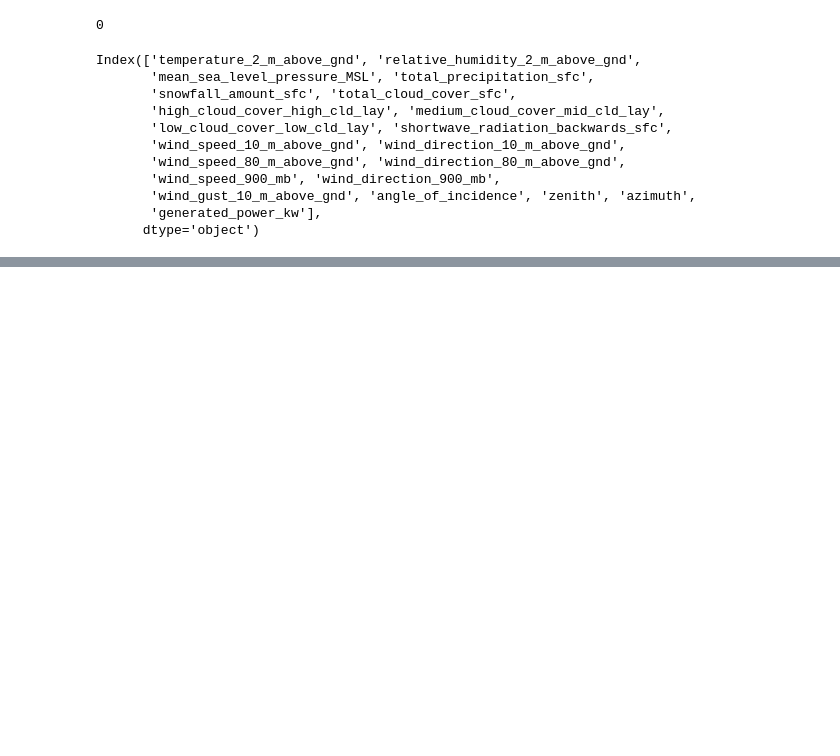
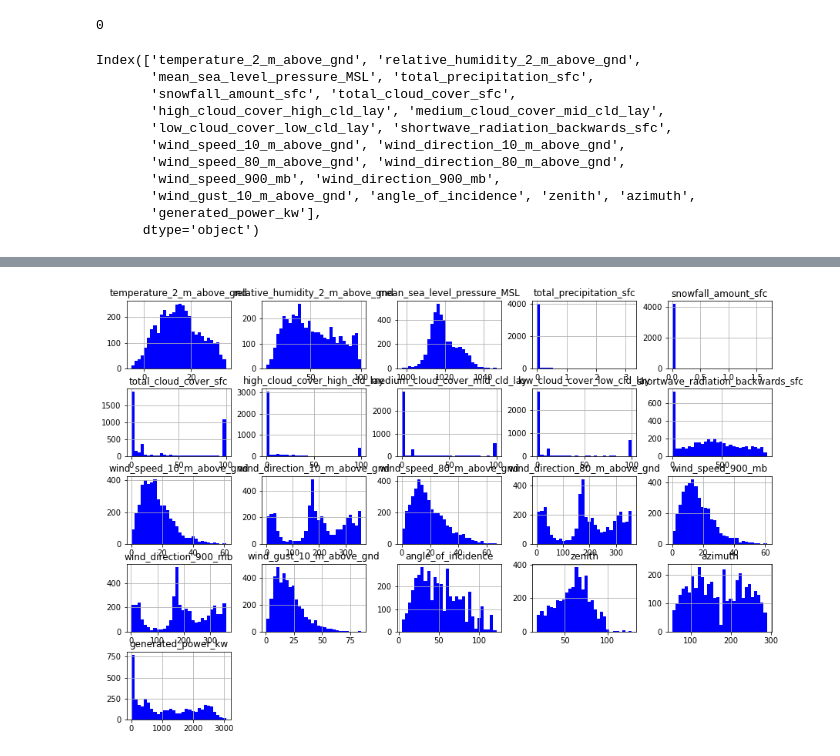
Before and after one commit to tejuvidiyala/week1, a Jupyter notebook: solarpower.ipynb, the cells around one changed output, grey strips where cells are left out. Drawn from its saved outputs; the diff is of its cells as text; code cells hidden in the pictures; blank space fills up the shorter version.

```diff
--- a/solarpower.ipynb
+++ b/solarpower.ipynb
@@ -126,0 +128,5 @@ plt.show()
+# %%
+df.hist(figsize=(15,10), bins=30, color='blue')
+plt.show()
+# %% [output]
+[figure, added]
```
Also changed, not shown: parts of 10 cells of this notebook.
